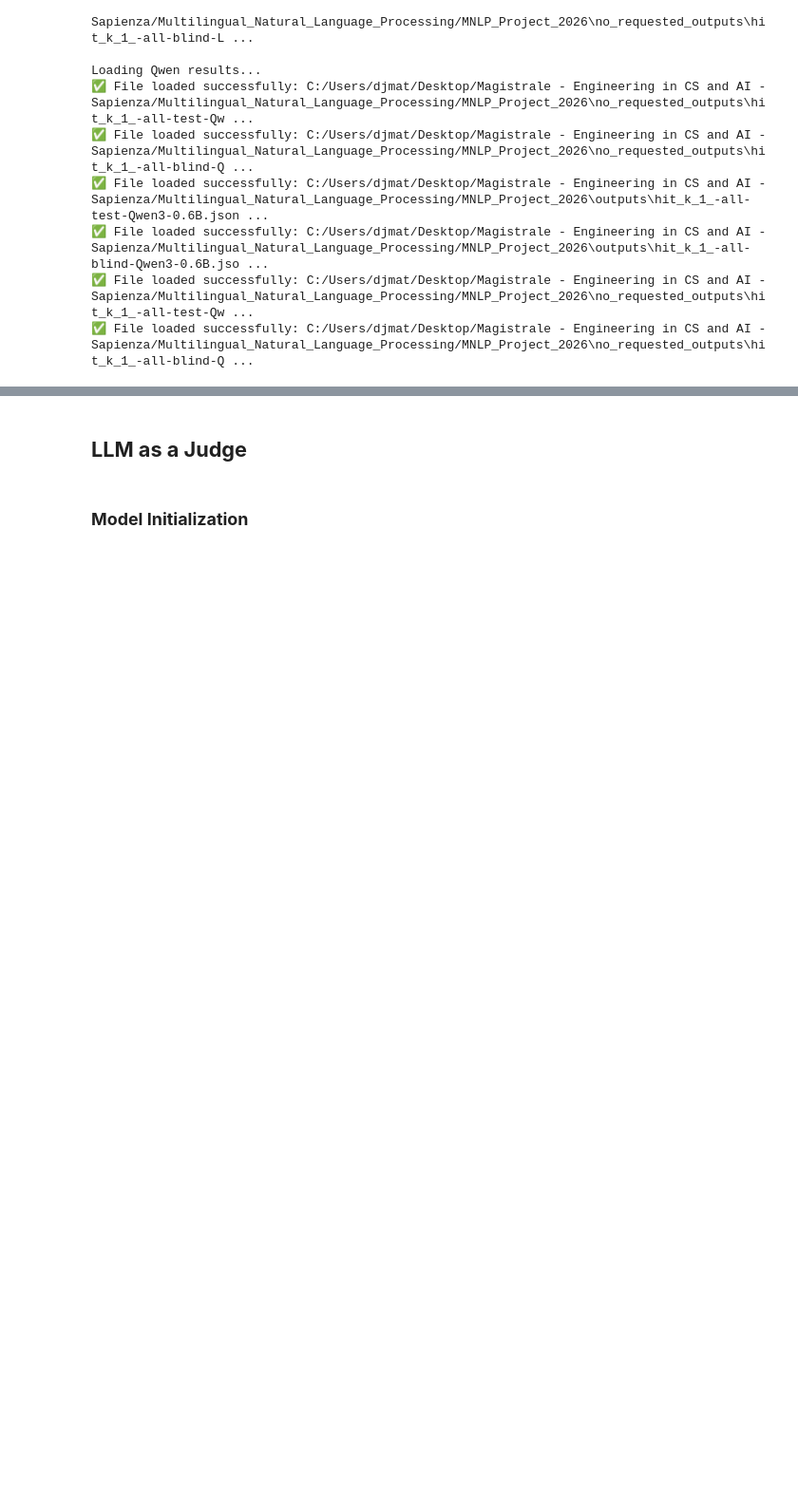
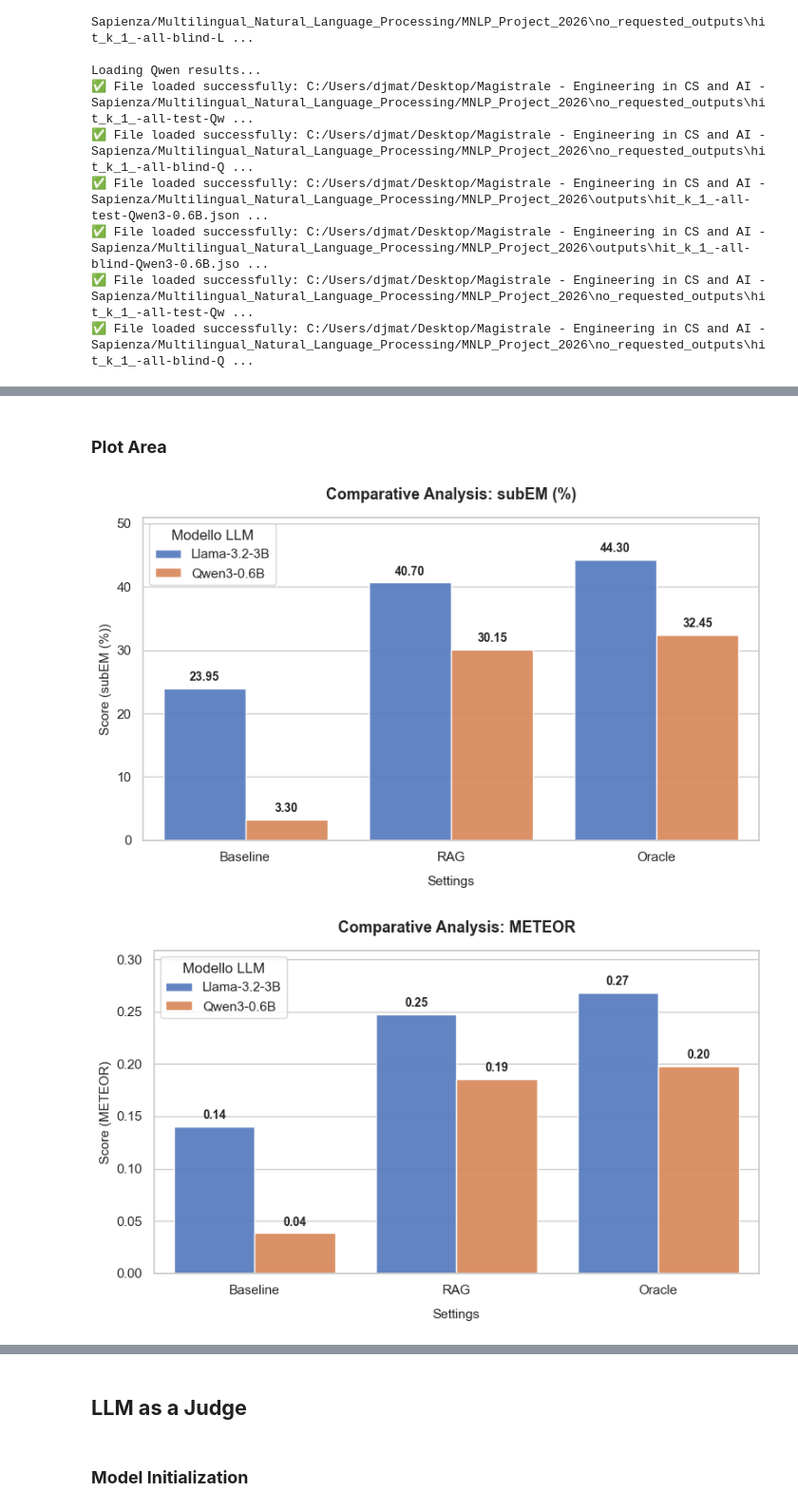
Before and after one commit to Matt12699/MNLP_Project_2026, a Jupyter notebook: HW2/augmented_generation.ipynb, the cells around one changed output, grey strips where cells are left out. Shown at 95% size. Saved outputs shown, nothing was run; the diff lists cells and outputs as text; code cells hidden in the pictures; blank space fills up the shorter version.

Commit message:
Added plots

```diff
--- a/HW2/augmented_generation.ipynb
+++ b/HW2/augmented_generation.ipynb
@@ -761,3 +777,46 @@ Notes:
 | 3 | Qwen3-0.6B | Baseline | 0.0 | 3.30 | 0.0384 | 2.7962 | 0.4557 | 2.5882 | 80.7619 |
 | 4 | Qwen3-0.6B | RAG | 0.0 | 30.15 | 0.1854 | 10.3525 | 4.2425 | 9.9544 | 82.4956 |
 | 5 | Qwen3-0.6B | Oracle | 0.0 | 32.45 | 0.1982 | 11.0713 | 4.5866 | 10.6476 | 82.6485 |
+# %% [markdown]
+### **Plot Area**
+# %%
+sns.set_theme(style="whitegrid")
+
+metrics = ["subEM (%)", "METEOR", "ROUGE-L", "BERTScore F1 (%)"]
+
+for metric in metrics:
+
+
+    fig, ax = plt.subplots(figsize=(8, 5))
+
+    sns.barplot(
+        data=df_results,
+        x="Setup",
+        y=metric,
+        hue="Model",
+        order=["Baseline", "RAG", "Oracle"],
+        palette="muted",
+        alpha=0.95,
+        ax=ax
+    )
+
+    for container in ax.containers:
+        ax.bar_label(container, fmt='%.2f', padding=4, fontsize=10, weight='bold')
+
+    ax.set_title(f"Comparative Analysis: {metric}", fontsize=13, weight='bold', pad=15)
+    ax.set_xlabel("Settings", fontsize=11, labelpad=10)
+    ax.set_ylabel(f"Score ({metric})", fontsize=11)
+
+    max_value = df_results[metric].max()
+    ax.set_ylim(0, max_value * 1.15)
+
+    ax.legend(title="Modello LLM", loc="upper left", frameon=True)
+
+    plt.tight_layout()
+    file_name = f"plot_{metric.replace(' (%)', '').replace('-', '_')}.png"
+    save_path = os.path.join(PLOTS_DIR, file_name)
+    plt.savefig(save_path, dpi=300, bbox_inches='tight')
+    plt.show()
+# %% [output]
+[figure, added]
+[figure, added]
```
Also changed, not shown: parts of 8 cells of this notebook.
